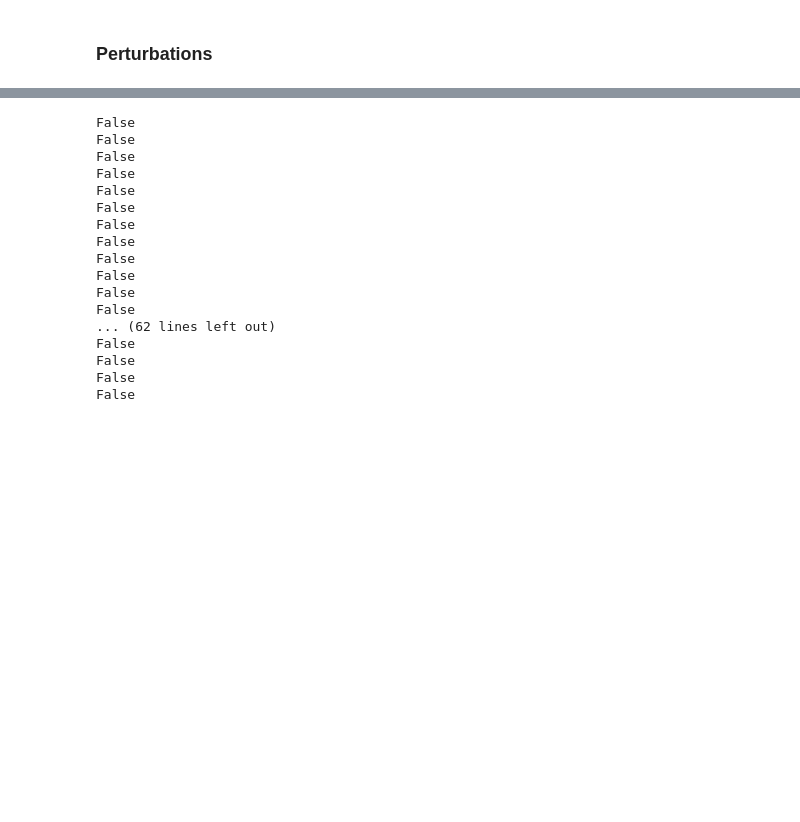
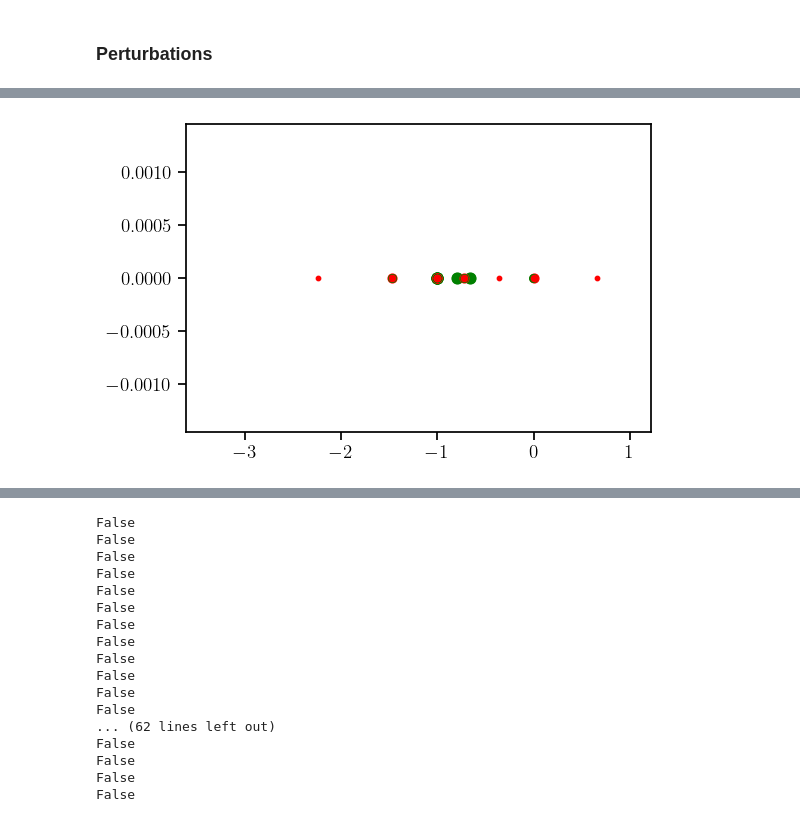
Before and after one commit to Asagodi/topological_diversity, a Jupyter notebook: Stability/Noormanring.ipynb, the cells around one changed output, grey strips where cells are left out. Drawn from its saved outputs; the diff is of its cells as text; code cells hidden in the pictures; blank space fills up the shorter version.

```diff
--- a/Stability/Noormanring.ipynb
+++ b/Stability/Noormanring.ipynb
@@ -297,3 +404,20 @@ for bump_i in range(x.shape[0]):
+# %%
+fig = plt.figure(figsize=(6,4))
+ax = plt.subplot(111)
+ax.set_prop_cycle(color=['k', 'crimson', 'b', 'orange', 'g'])
+ax.set_prop_cycle(marker=['o', 'x'])
+
+colors = ['g', 'r']
+
+for f_i, fixed_point in enumerate(fixed_points):
+    eigenvalues, _ = scipy.linalg.eig(noorman_jacobian(fixed_point, W_sym+eps))
+    # ax.scatter(np.real(eigenvalues), np.imag(eigenvalues), s=10*(N-f_i), zorder=f_i)
+    if np.all(np.real(eigenvalues)<0):
+        ax.scatter(np.real(eigenvalues), np.imag(eigenvalues), s=10*(N-f_i), zorder=f_i, color=colors[0])
+    else:
+        ax.scatter(np.real(eigenvalues), np.imag(eigenvalues), s=10*(N-f_i), zorder=f_i, color=colors[1])
+# %% [output]
+[figure, added]
 # %%
 N_points = bumps.shape[0]*bumps.shape[1]
 sols = sols.reshape((N_points, -1, N))
```
Also changed, not shown: parts of 15 cells of this notebook.
